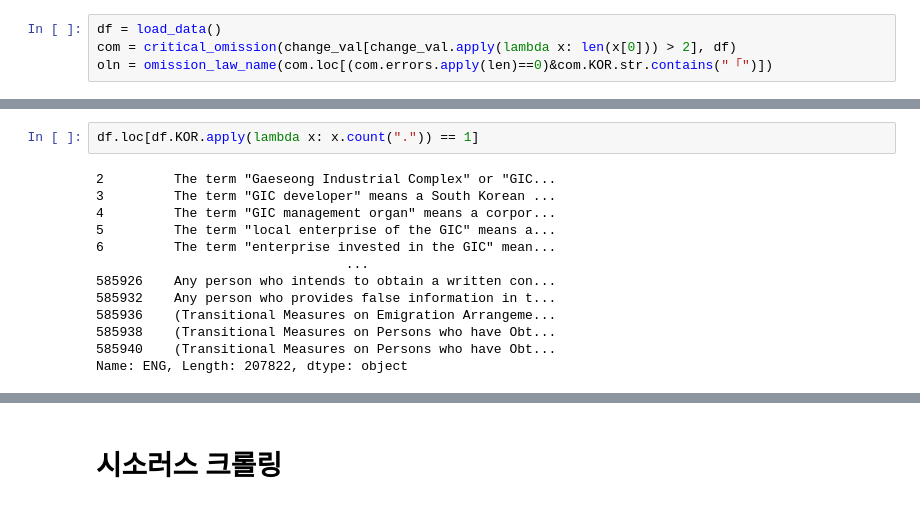
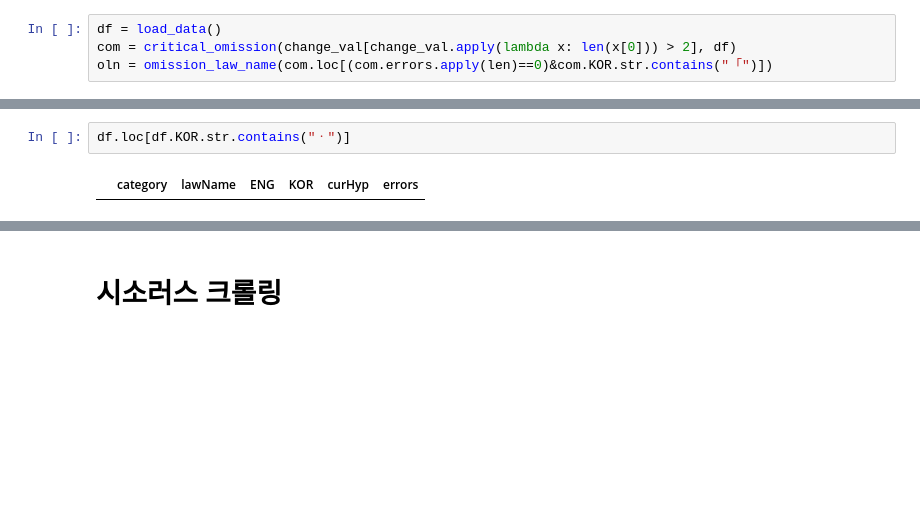
Before and after one commit to tjtmddnjswkd/capstone, a Jupyter notebook: 3_make_errors/e1_make_errors.ipynb, the cells around one changed output, grey strips where cells are left out. Cells and saved outputs as stored; diff of their text form; blank space fills up the shorter version.

```diff
--- a/3_make_errors/e1_make_errors.ipynb
+++ b/3_make_errors/e1_make_errors.ipynb
@@ -351,15 +399,4 @@ df.loc[(df.errors.apply(len)==0)&(df.curHyp.str.contains(r"^[^\(]+\(+[^☞]+\)")
 # %%
-df.loc[df.KOR.apply(lambda x: x.count(".")) == 1]
+df.loc[df.KOR.str.contains("ㆍ")]
 # %% [output]
-2         The term "Gaeseong Industrial Complex" or "GIC...
-3         The term "GIC developer" means a South Korean ...
-4         The term "GIC management organ" means a corpor...
-5         The term "local enterprise of the GIC" means a...
-6         The term "enterprise invested in the GIC" mean...
-                                ...
-585926    Any person who intends to obtain a written con...
-585932    Any person who provides false information in t...
-585936    (Transitional Measures on Emigration Arrangeme...
-585938    (Transitional Measures on Persons who have Obt...
-585940    (Transitional Measures on Persons who have Obt...
-Name: ENG, Length: 207822, dtype: object
+|  | category | lawName | ENG | KOR | curHyp | errors |
```
Also changed, not shown: parts of 23 cells of this notebook, 1 other file.
